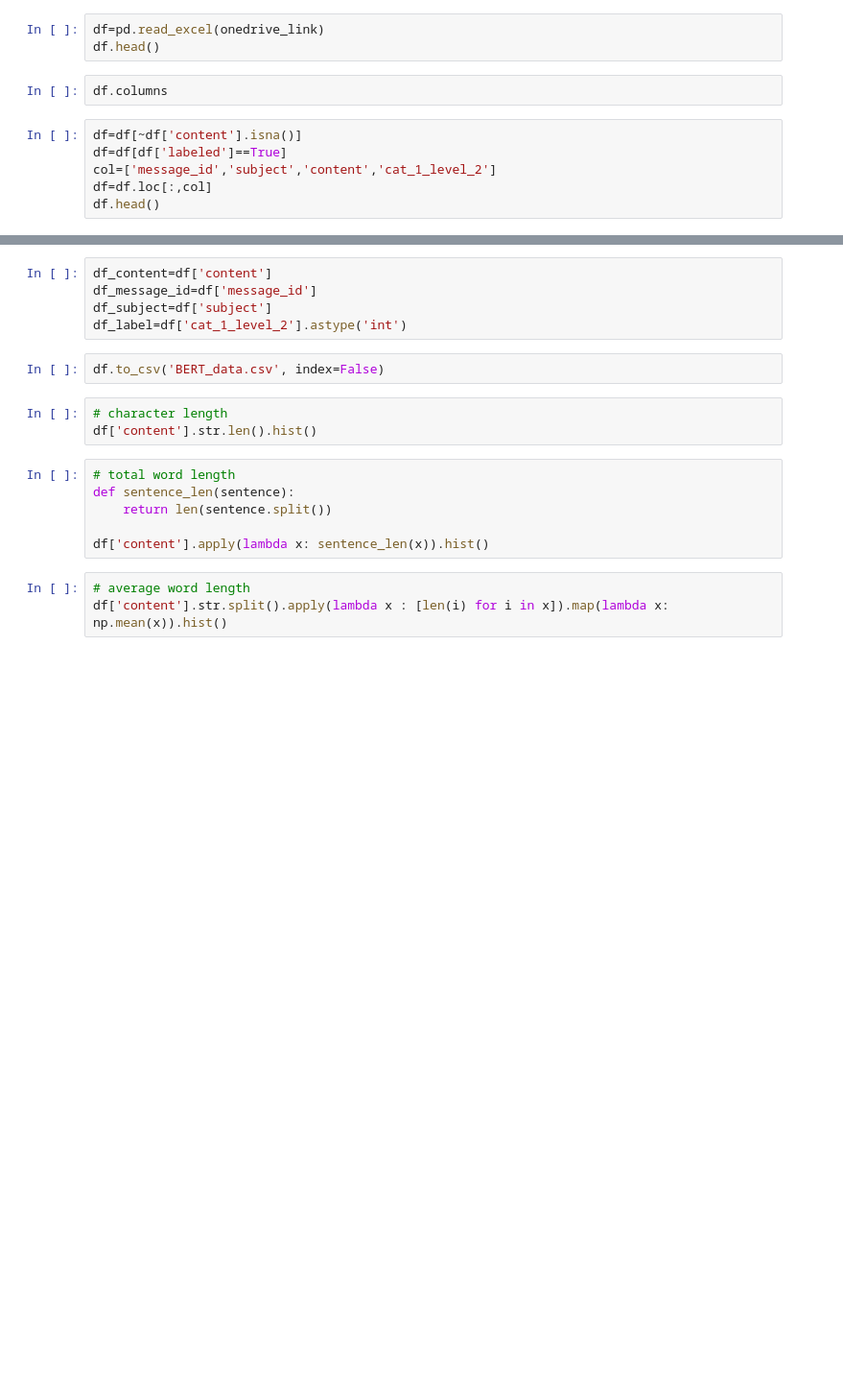
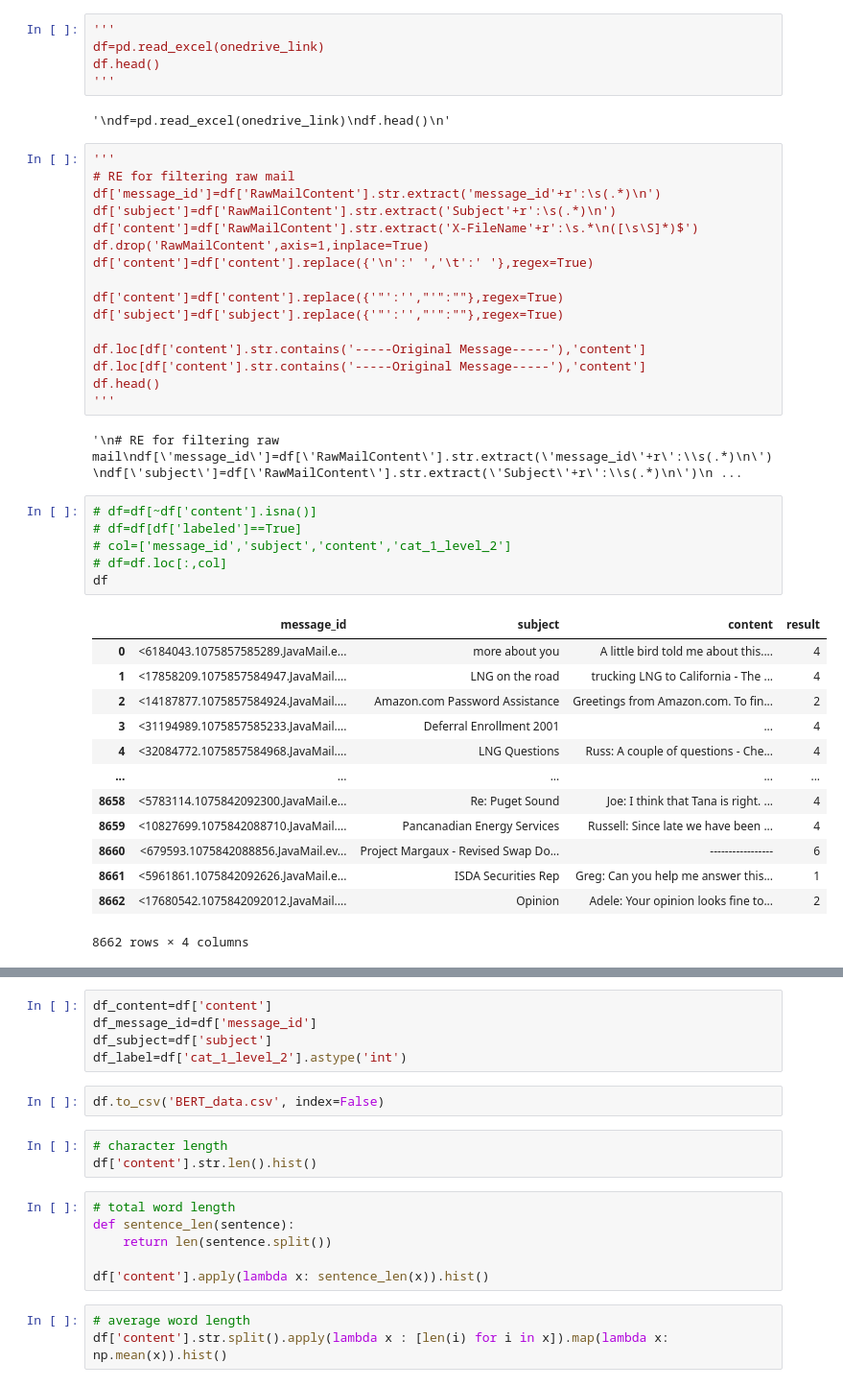
Before and after one commit to neelblabla/large_language_models_for_processing_emails, a Jupyter notebook: 2_modelling_BERT-base-uc-110m/2a_data_preparation_and_eda/1_labeled_df_for_BERT_using_RE_POS.ipynb, the cells around one changed output, grey strips where cells are left out. Shown at 96% size. Drawn from its saved outputs; the diff is of its cells as text; blank space fills up the shorter version.

```diff
--- a/2_modelling_BERT-base-uc-110m/2a_data_preparation_and_eda/1_labeled_df_for_BERT_using_RE_POS.ipynb
+++ b/2_modelling_BERT-base-uc-110m/2a_data_preparation_and_eda/1_labeled_df_for_BERT_using_RE_POS.ipynb
@@ -38,14 +96,48 @@ print(onedrive_link)
 # %%
+'''
 df=pd.read_excel(onedrive_link)
 df.head()
+'''
+# %% [output]
+'\ndf=pd.read_excel(onedrive_link)\ndf.head()\n'
 # %%
-df.columns
+'''
+# RE for filtering raw mail
+df['message_id']=df['RawMailContent'].str.extract('message_id'+r':\s(.*)\n')
+df['subject']=df['RawMailContent'].str.extract('Subject'+r':\s(.*)\n')
+df['content']=df['RawMailContent'].str.extract('X-FileName'+r':\s.*\n([\s\S]*)$')
+df.drop('RawMailContent',axis=1,inplace=True)
+df['content']=df['content'].replace({'\n':' ','\t':' '},regex=True)
+
+df['content']=df['content'].replace({'"':'',"'":""},regex=True)
+df['subject']=df['subject'].replace({'"':'',"'":""},regex=True)
+
+df.loc[df['content'].str.contains('-----Original Message-----'),'content']
+df.loc[df['content'].str.contains('-----Original Message-----'),'content']
+df.head()
+'''
+# %% [output]
+'\n# RE for filtering raw mail\ndf[\'message_id\']=df[\'RawMailContent\'].str.extract(\'message_id\'+r\':\\s(.*)\n\')\ndf[\'subject\']=df[\'RawMailContent\'].str.extract(\'Subject\'+r\':\\s(.*)\n\')\n ...
 # %%
-df=df[~df['content'].isna()]
-df=df[df['labeled']==True]
-col=['message_id','subject','content','cat_1_level_2']
-df=df.loc[:,col]
-df.head()
+# df=df[~df['content'].isna()]
+# df=df[df['labeled']==True]
+# col=['message_id','subject','content','cat_1_level_2']
+# df=df.loc[:,col]
+df
+# %% [output]
+|  | message_id | subject | content | result |
+| 0 | <6184043.1075857585289.JavaMail.e... | more about you | A little bird told me about this.... | 4 |
+| 1 | <17858209.1075857584947.JavaMail.... | LNG on the road | trucking LNG to California - The ... | 4 |
+| 2 | <14187877.1075857584924.JavaMail.... | Amazon.com Password Assistance | Greetings from Amazon.com. To fin... | 2 |
+| 3 | <31194989.1075857585233.JavaMail.... | Deferral Enrollment 2001 | ... | 4 |
+| 4 | <32084772.1075857584968.JavaMail.... | LNG Questions | Russ: A couple of questions - Che... | 4 |
+| ... | ... | ... | ... | ... |
+| 8658 | <5783114.1075842092300.JavaMail.e... | Re: Puget Sound | Joe: I think that Tana is right. ... | 4 |
+| 8659 | <10827699.1075842088710.JavaMail.... | Pancanadian Energy Services | Russell: Since late we have been ... | 4 |
+| 8660 | <679593.1075842088856.JavaMail.ev... | Project Margaux - Revised Swap Do... | ----------------- | 6 |
+| 8661 | <5961861.1075842092626.JavaMail.e... | ISDA Securities Rep | Greg: Can you help me answer this... | 1 |
+| 8662 | <17680542.1075842092012.JavaMail.... | Opinion | Adele: Your opinion looks fine to... | 2 |
+8662 rows × 4 columns
 # %%
 df['content']=df['content'].replace({'\n':' ','\t':' '},regex=True)
 df['content']=df['content'].replace({',':'',},regex=True)
```
Also changed, not shown: parts of 9 cells of this notebook, 3 other files.
